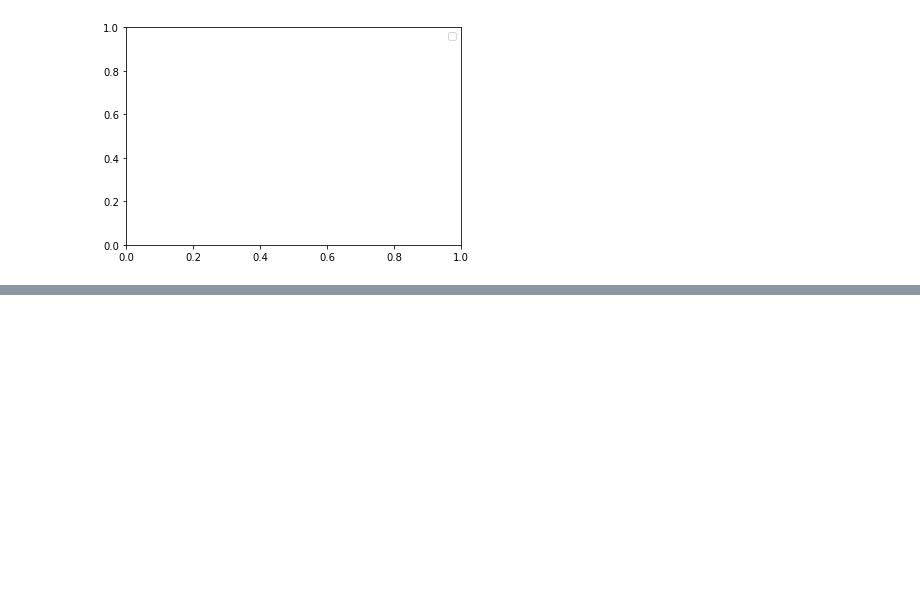
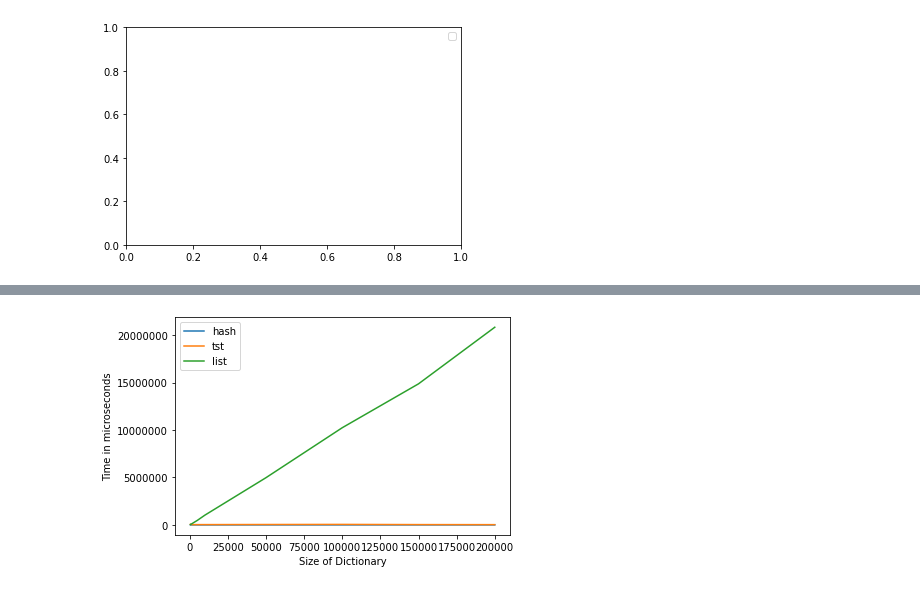
Before and after one commit to AnthonyLimanto/AlgorithmsAssignment_1, a Jupyter notebook: Untitled.ipynb, the cells around one changed output, grey strips where cells are left out. Saved outputs shown, nothing was run; the diff lists cells and outputs as text; code cells hidden in the pictures; blank space fills up the shorter version.

```diff
--- a/Untitled.ipynb
+++ b/Untitled.ipynb
@@ -72,0 +150,11 @@ The way we generated data for these experiment
+# %%
+plt.plot(x2, del_y_hash, label = "hash")
+plt.plot(x2, del_y_tst, label = "tst")
+plt.plot(x2, del_y_list, label = "list")
+plt.legend(['hash', 'tst', 'list'])
+plt.gcf().axes[0].yaxis.get_major_formatter().set_scientific(False)
+plt.xlabel("Size of Dictionary")
+plt.ylabel("Time in microseconds")
+plt.show()
+# %% [output]
+[figure, added]
```
Also changed, not shown: parts of 7 cells of this notebook.
